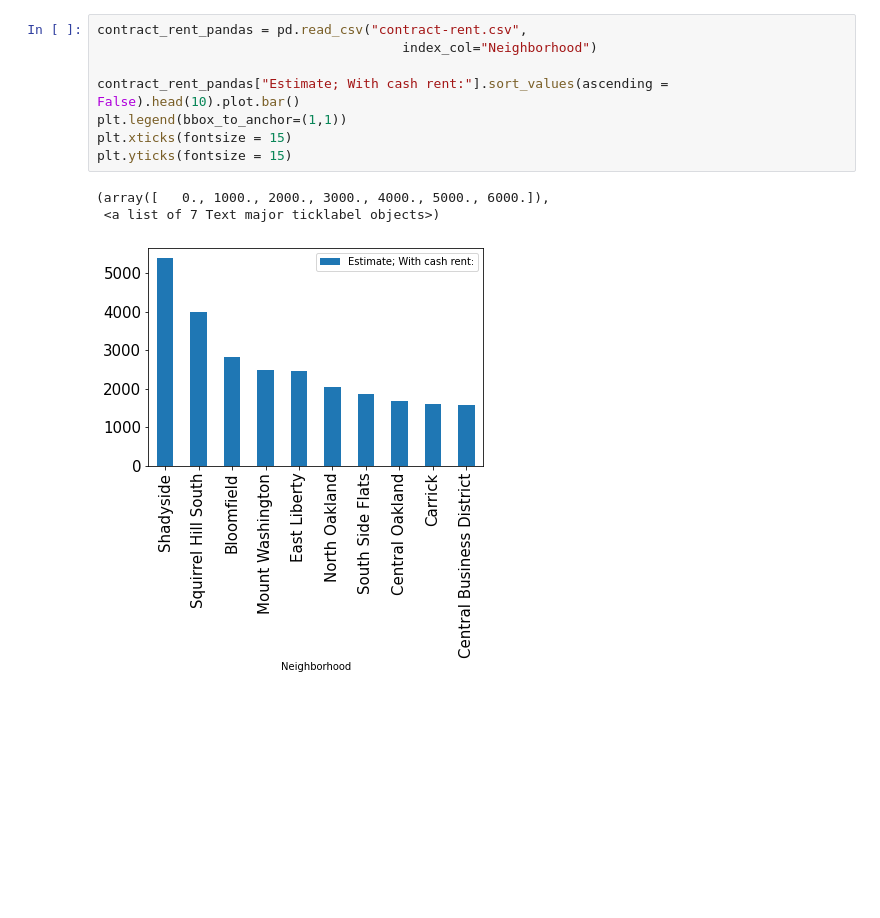
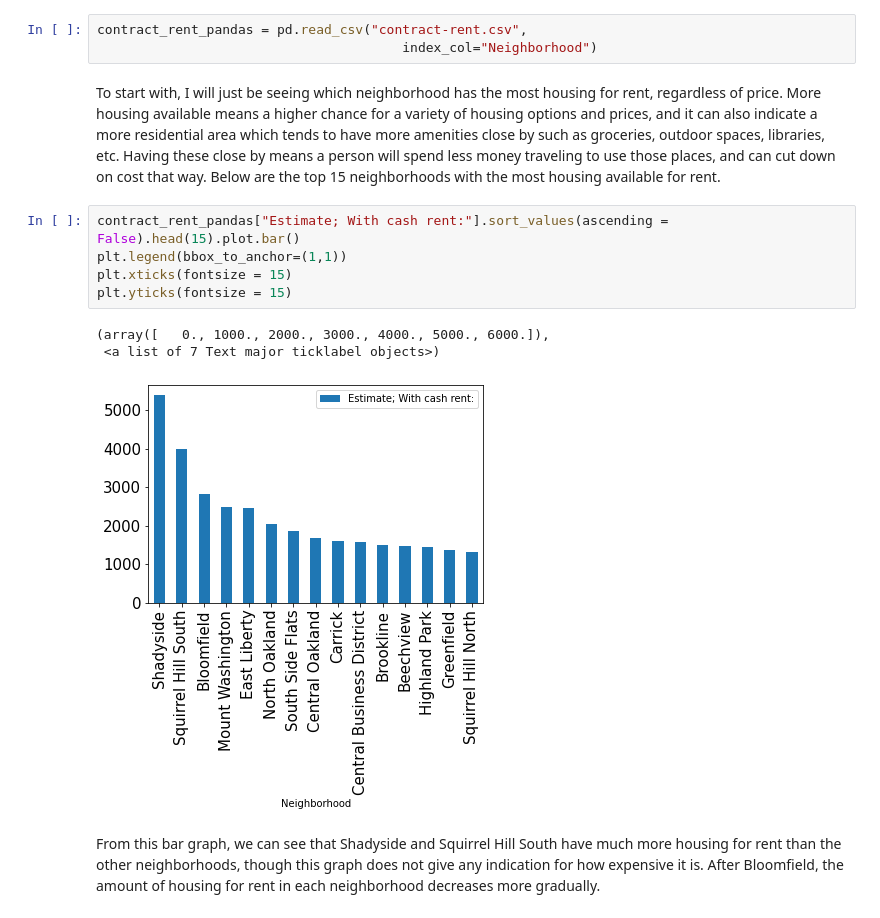
Before and after one commit to mark-sheffield/Final-Project, a Jupyter notebook: Housing-Prices.ipynb, the cells around one changed output. Drawn from its saved outputs; the diff is of its cells as text; blank space fills up the shorter version.

Commit message:
Emme's notebook mostly done, should just need a conclusion?

```diff
--- a/Housing-Prices.ipynb
+++ b/Housing-Prices.ipynb
@@ -7,12 +21,16 @@ import geopandas as gpd
+# %%
+contract_rent_pandas = pd.read_csv("contract-rent.csv",
+                                       index_col="Neighborhood")
+# %% [markdown]
+To start with, I will just be seeing which neighborhood has the most housing for rent, regardless of price. More housing available means a higher chance for a variety of housing options and prices, and it can also indicate a more residential area which tends to have more amenities close by such as groceries, outdoor spaces, libraries, etc. Having these close by means a person will spend less money traveling to use those places, and can cut down on cost that way. Below are the top 15 neighborhoods with the most housing available for rent.
 # %%
-contract_rent_pandas = pd.read_csv("contract-rent.csv",
-                                       index_col="Neighborhood")
-
-contract_rent_pandas["Estimate; With cash rent:"].sort_values(ascending = False).head(10).plot.bar()
+contract_rent_pandas["Estimate; With cash rent:"].sort_values(ascending = False).head(15).plot.bar()
 plt.legend(bbox_to_anchor=(1,1))
 plt.xticks(fontsize = 15)
 plt.yticks(fontsize = 15)
 # %% [output]
 (array([   0., 1000., 2000., 3000., 4000., 5000., 6000.]),
  <a list of 7 Text major ticklabel objects>)
-[figure, old version]
+[figure, new version]
+# %% [markdown]
+From this bar graph, we can see that Shadyside and Squirrel Hill South have much more housing for rent than the other neighborhoods, though this graph does not give any indication for how expensive it is. After Bloomfield, the amount of housing for rent in each neighborhood decreases more gradually.
```
Also changed, not shown: parts of 15 cells of this notebook.
